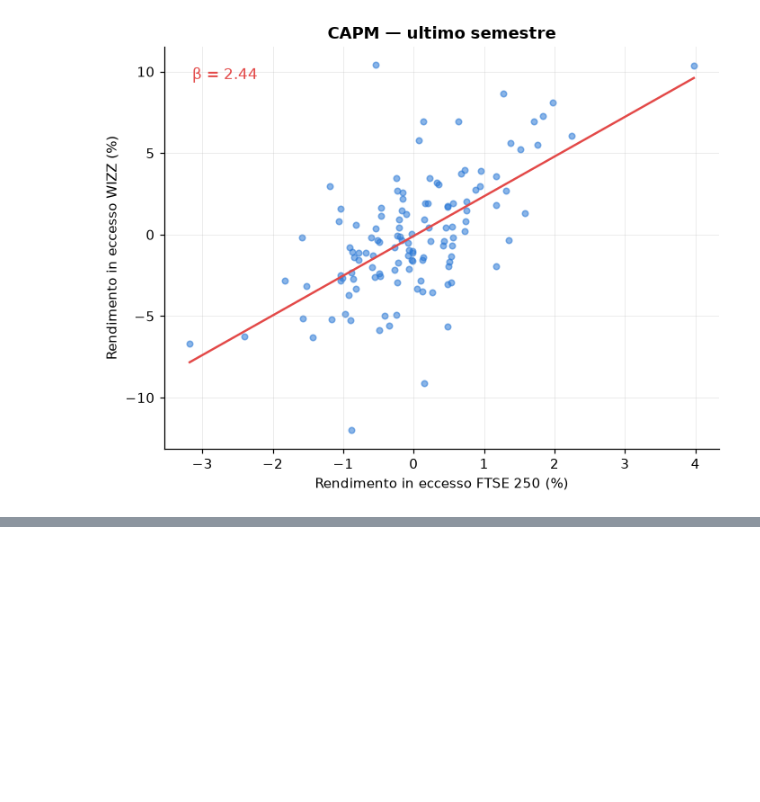
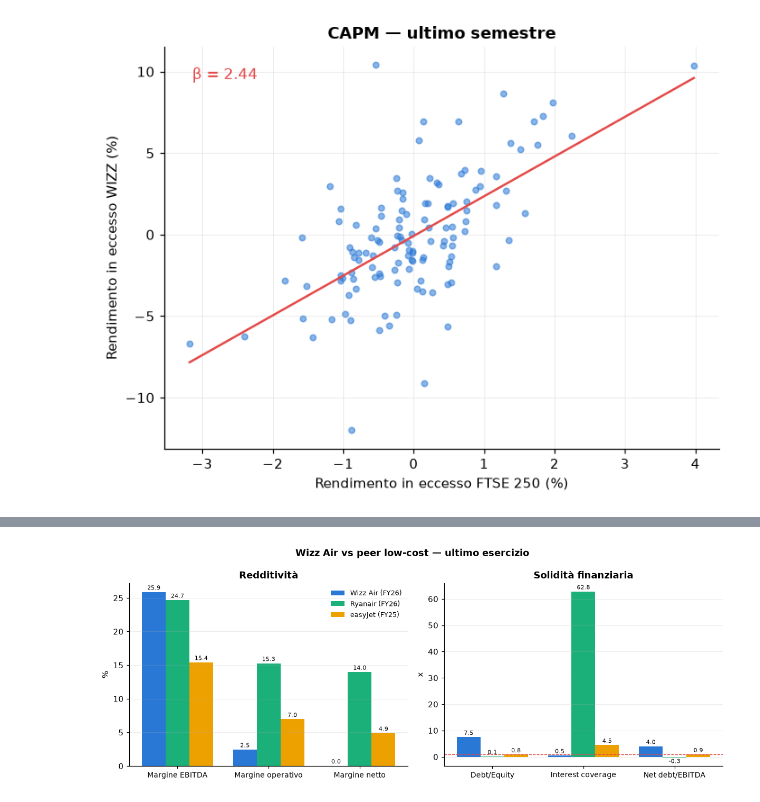
Before and after one commit to rivaedoardo62-boop/data-science-, a Jupyter notebook: wizzair_model.ipynb, the cells around one changed output, grey strips where cells are left out. Drawn from its saved outputs; the diff is of its cells as text; code cells hidden in the pictures; blank space fills up the shorter version.

```diff
--- a/wizzair_model.ipynb
+++ b/wizzair_model.ipynb
@@ -623,0 +657,27 @@ Ultimo semestre        β =  2.44  (t = 9.4)   α ann. =  -21.5%  (p = 0.74)   R
+# %%
+def load_peer(name):
+    pf = pd.read_csv(f'{DATA_DIR}/fundamentals_{name}_annual.csv', index_col=0)
+    pf.index = pd.to_datetime(pf.index)
+    return pf.iloc[-1]      # ultimo esercizio disponibile
+
+peers_raw = {'Wizz Air (FY26)': fund.iloc[-1], 'Ryanair (FY26)': load_peer('ryanair'),
+             'easyJet (FY25)': load_peer('easyjet')}
+
+def peer_ratios(s):
+    nd = s['annualTotalDebt'] - s['annualCashAndCashEquivalents']
+    return {'Margine EBITDA':    s['annualEBITDA'] / s['annualTotalRevenue'],
+            'Margine operativo': s['annualOperatingIncome'] / s['annualTotalRevenue'],
+            'Margine netto':     s['annualNetIncome'] / s['annualTotalRevenue'],
+            'ROE':               s['annualNetIncome'] / s['annualStockholdersEquity'],
+            'Debt/Equity':       s['annualTotalDebt'] / s['annualStockholdersEquity'],
+            'Interest coverage': s['annualOperatingIncome'] / s['annualInterestExpense'],
+            'Net debt/EBITDA':   nd / s['annualEBITDA'],
+            'Current ratio':     s['annualCurrentAssets'] / s['annualCurrentLiabilities']}
+
+peers = pd.DataFrame({k: peer_ratios(v) for k, v in peers_raw.items()})
+pctr = ['Margine EBITDA', 'Margine operativo', 'Margine netto', 'ROE']
+disp_p = pd.DataFrame({col: [f'{v*100:.1f}%' if r_ in pctr else f'{v:.2f}'
+                             for r_, v in peers[col].items()]
+                       for col in peers.columns}, index=peers.index)
+print('CONFRONTO PEER — ultimo esercizio disponibile di ciascun vettore\n')
+print(disp_p.to_string())
@@ -623,0 +696,19 @@ Ultimo semestre        β =  2.44  (t = 9.4)   α ann. =  -21.5%  (p = 0.74)   R
+# %%
+PC = {'Wizz Air (FY26)': COL['WIZZ'], 'Ryanair (FY26)': COL['RYA'], 'easyJet (FY25)': COL['EZJ']}
+fig, axes = plt.subplots(1, 2, figsize=(11, 4.2))
+sub1 = peers.loc[['Margine EBITDA', 'Margine operativo', 'Margine netto']] * 100
+sub2 = peers.loc[['Debt/Equity', 'Interest coverage', 'Net debt/EBITDA']]
+for ax, sub, unit in [(axes[0], sub1, '%'), (axes[1], sub2, 'x')]:
+    x = np.arange(len(sub.index)); w = 0.26
+    for j, colname in enumerate(sub.columns):
+        bars = ax.bar(x + (j - 1) * w, sub[colname], w, color=PC[colname], label=colname)
+        ax.bar_label(bars, fmt='%.1f', fontsize=7.5, padding=1)
+    ax.set_xticks(x); ax.set_xticklabels(sub.index, fontsize=9)
+    ax.set_ylabel(unit); ax.grid(axis='x')
+axes[0].set_title('Redditività'); axes[1].set_title('Solidità finanziaria')
+axes[1].axhline(1, color=NEG, lw=0.9, ls='--')
+axes[0].legend(frameon=False, fontsize=8.5)
+fig.suptitle('Wizz Air vs peer low-cost — ultimo esercizio', fontweight='bold')
+plt.tight_layout(); plt.show()
+# %% [output]
+[figure, added]
```
Also changed, not shown: parts of 11 cells of this notebook, 4 other files.
